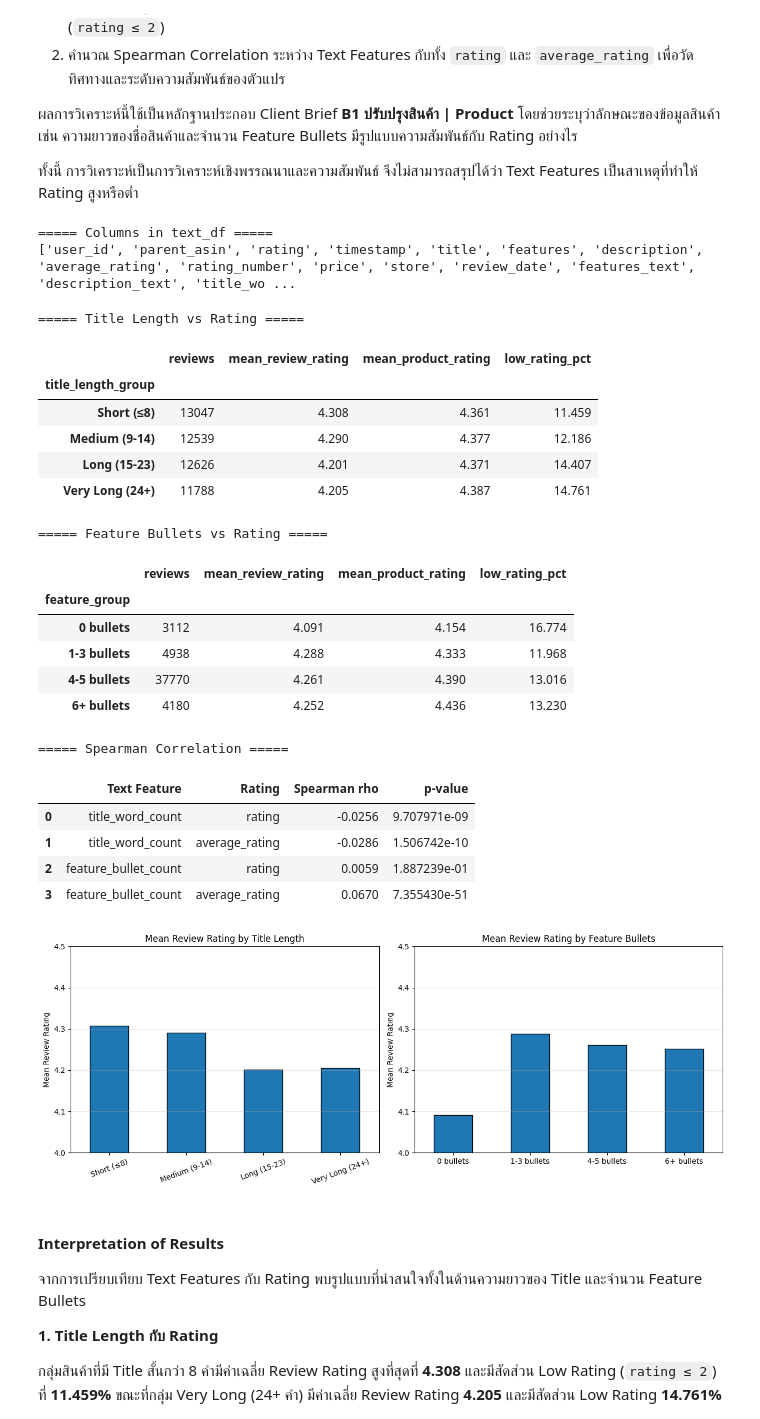
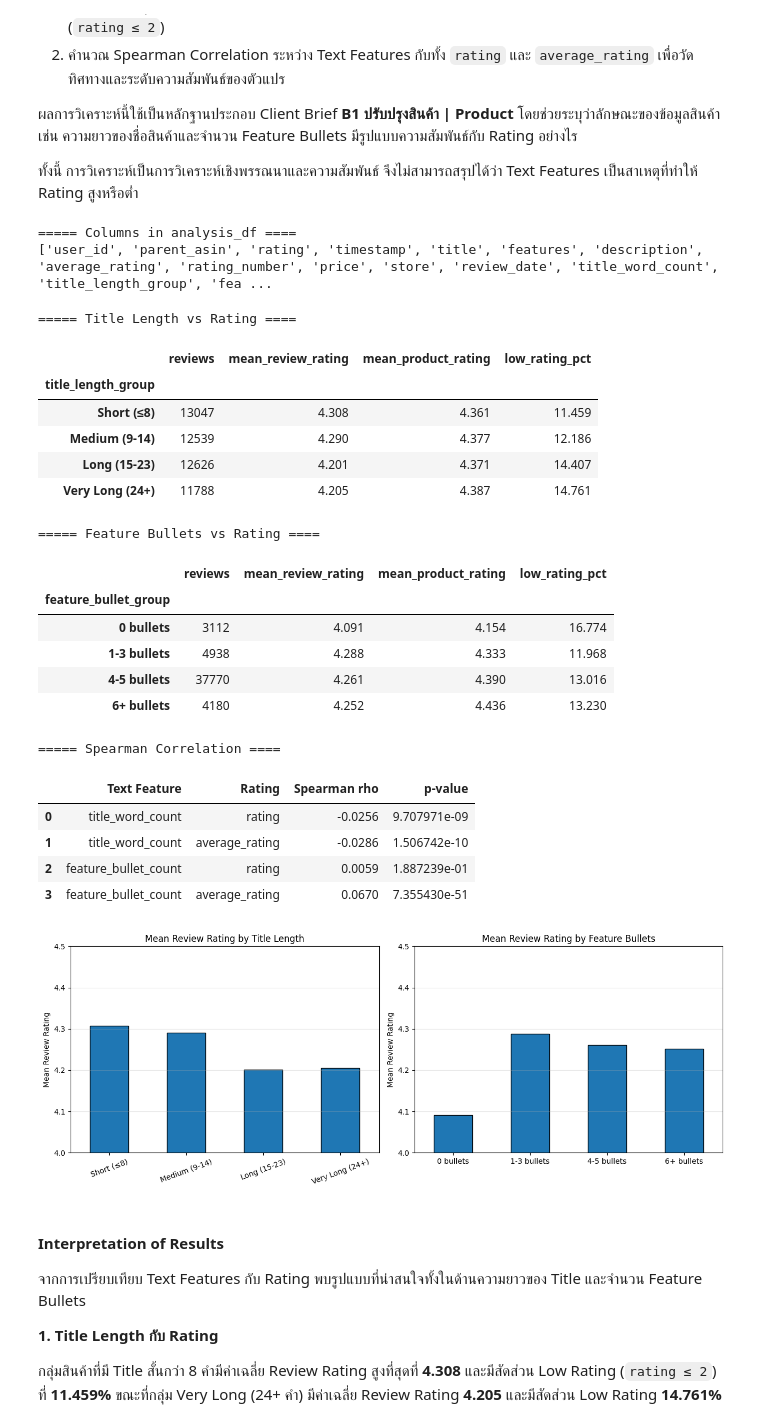
Before and after one commit to suphitchakh-web/Project_1, a Jupyter notebook: Team06_Part2.ipynb, the cells around one changed output. Cells and saved outputs as stored; diff of their text form; code cells hidden in the pictures.

```diff
--- a/Team06_Part2.ipynb
+++ b/Team06_Part2.ipynb
@@ -1416,16 +1416,16 @@ Name: count, dtype: int64
 # ============================================================
 
 # นับจำนวน Feature Bullets ของแต่ละสินค้า
-text_df["feature_bullet_count"] = text_df["features"].apply(
+analysis_df["feature_bullet_count"] = analysis_df["features"].apply(
     lambda x: len(x) if isinstance(x, list) else 0
 )
 
-print("===== feature_bullet_count =====")
-display(text_df["feature_bullet_count"].describe())
+print("===== feature_bullet_count ====")
+display(analysis_df["feature_bullet_count"].describe())
 
 # แบ่งกลุ่มตามจำนวน Feature Bullets
-text_df["feature_bullet_group"] = pd.cut(
-    text_df["feature_bullet_count"],
+analysis_df["feature_bullet_group"] = pd.cut(
+    analysis_df["feature_bullet_count"],
     bins=[-1, 0, 3, 5, np.inf],
     labels=[
         "0 bullets",
@@ -1435,13 +1435,13 @@ text_df["feature_bullet_group"] = pd.cut(
     ]
 )
 
-print("\n===== จำนวน Records ตามจำนวน Feature Bullets =====")
-print(text_df["feature_bullet_group"].value_counts().sort_index())
+print("\n===== จำนวน Records ตามจำนวน Feature Bullets ====")
+print(analysis_df["feature_bullet_group"].value_counts().sort_index())
 
 # แสดงการกระจายของจำนวน Feature Bullets
 plt.figure(figsize=(8, 5))
 
-text_df["feature_bullet_count"].plot(
+analysis_df["feature_bullet_count"].plot(
     kind="hist",
     bins=15,
     edgecolor="black"
@@ -1504,17 +1504,17 @@ Name: count, dtype: int64
 
 ทั้งนี้ การวิเคราะห์เป็นการวิเคราะห์เชิงพรรณนาและความสัมพันธ์ จึงไม่สามารถสรุปได้ว่า Text Features เป็นสาเหตุที่ทำให้ Rating สูงหรือต่ำ
 # %%
-print("===== Columns in text_df =====")
-print(text_df.columns.tolist())
+print("===== Columns in analysis_df ====")
+print(analysis_df.columns.tolist())
 # %% [output]
-===== Columns in text_df =====
-['user_id', 'parent_asin', 'rating', 'timestamp', 'title', 'features', 'description', 'average_rating', 'rating_number', 'price', 'store', 'review_date', 'features_text', 'description_text', 'title_wo ...
+===== Columns in analysis_df ====
+['user_id', 'parent_asin', 'rating', 'timestamp', 'title', 'features', 'description', 'average_rating', 'rating_number', 'price', 'store', 'review_date', 'title_word_count', 'title_length_group', 'fea ...
 # %%
 from scipy.stats import spearmanr
 
 def group_summary(group_col):
     return (
-        text_df.groupby(group_col, observed=True)
+        analysis_df.groupby(group_col, observed=True)
         .agg(
             reviews=("rating", "size"),
             mean_review_rating=("rating", "mean"),
@@ -1524,61 +1524,61 @@ def group_summary(group_col):
         .round(3)
     )
 
-print("===== Title Length vs Rating =====")
+print("===== Title Length vs Rating ====")
 title_summary = group_summary("title_length_group")
 display(title_summary)
 
-print("\n===== Feature Bullets vs Rating =====")
-feature_summary = group_summary("feature_group")
+print("\n===== Feature Bullets vs Rating ====")
+feature_summary = group_summary("feature_bullet_group")
 display(feature_summary)
 
 # Spearman correlation (rating เป็นข้อมูลเชิงอันดับและเบ้ จึงใช้ Spearman)
 corr_rows = []
 for feat in ["title_word_count", "feature_bullet_count"]:
     for target in ["rating", "average_rating"]:
-        tmp = text_df[[feat, target]].dropna()
+        tmp = analysis_df[[feat, target]].dropna()
         rho, p = spearmanr(tmp[feat], tmp[target])
         corr_rows.append({"Text Feature": feat, "Rating": target, "Spearman rho": round(rho, 4), "p-value": p})
 
-print("\n===== Spearman Correlation =====")
+print("\n===== Spearman Correlation ====")
 display(pd.DataFrame(corr_rows))
 
 fig, axes = plt.subplots(1, 2, figsize=(13, 5))
 
 title_summary["mean_review_rating"].plot(kind="bar", ax=axes[0], edgecolor="black")
 axes[0].set_title("Mean Review Rating by Title Length")
 axes[0].set_xlabel("")
 axes[0].set_ylabel("Mean Review Rating")
 axes[0].set_ylim(4.0, 4.5)
 axes[0].tick_params(axis="x", rotation=20)
 axes[0].grid(axis="y", alpha=0.3)
 
 feature_summary["mean_review_rating"].plot(kind="bar", ax=axes[1], edgecolor="black")
 axes[1].set_title("Mean Review Rating by Feature Bullets")
 axes[1].set_xlabel("")
 axes[1].set_ylabel("Mean Review Rating")
 axes[1].set_ylim(4.0, 4.5)
 axes[1].tick_params(axis="x", rotation=0)
 axes[1].grid(axis="y", alpha=0.3)
 
 plt.tight_layout()
 plt.show()
 # %% [output]
-===== Title Length vs Rating =====
+===== Title Length vs Rating ====
 |  | reviews | mean_review_rating | mean_product_rating | low_rating_pct |
 | title_length_group |  |  |  |  |
 | Short (≤8) | 13047 | 4.308 | 4.361 | 11.459 |
 | Medium (9-14) | 12539 | 4.290 | 4.377 | 12.186 |
 | Long (15-23) | 12626 | 4.201 | 4.371 | 14.407 |
 | Very Long (24+) | 11788 | 4.205 | 4.387 | 14.761 |
-===== Feature Bullets vs Rating =====
+===== Feature Bullets vs Rating ====
 |  | reviews | mean_review_rating | mean_product_rating | low_rating_pct |
-| feature_group |  |  |  |  |
+| feature_bullet_group |  |  |  |  |
 | 0 bullets | 3112 | 4.091 | 4.154 | 16.774 |
 | 1-3 bullets | 4938 | 4.288 | 4.333 | 11.968 |
 | 4-5 bullets | 37770 | 4.261 | 4.390 | 13.016 |
 | 6+ bullets | 4180 | 4.252 | 4.436 | 13.230 |
-===== Spearman Correlation =====
+===== Spearman Correlation ====
 |  | Text Feature | Rating | Spearman rho | p-value |
 | 0 | title_word_count | rating | -0.0256 | 9.707971e-09 |
 | 1 | title_word_count | average_rating | -0.0286 | 1.506742e-10 |
```
Also changed, not shown: parts of 7 cells of this notebook.
